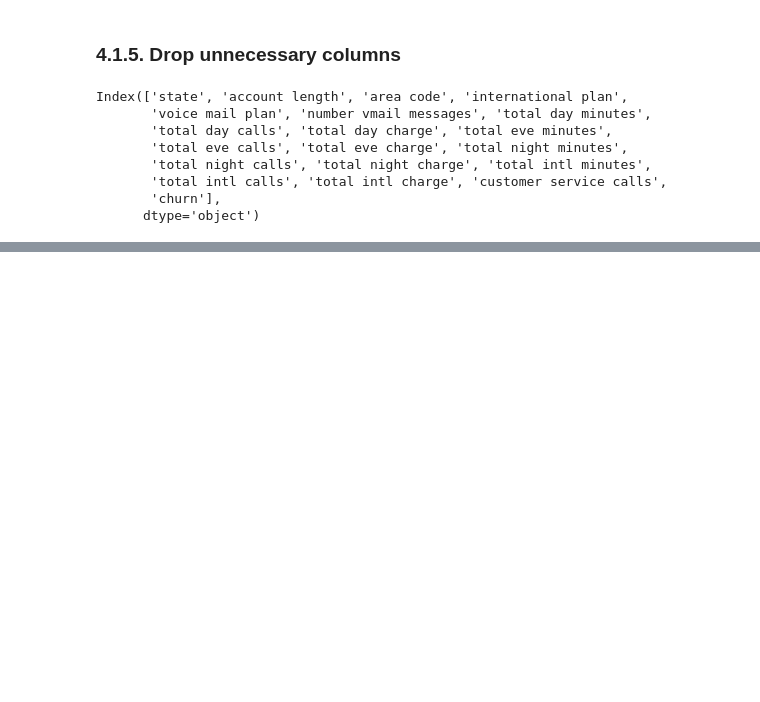
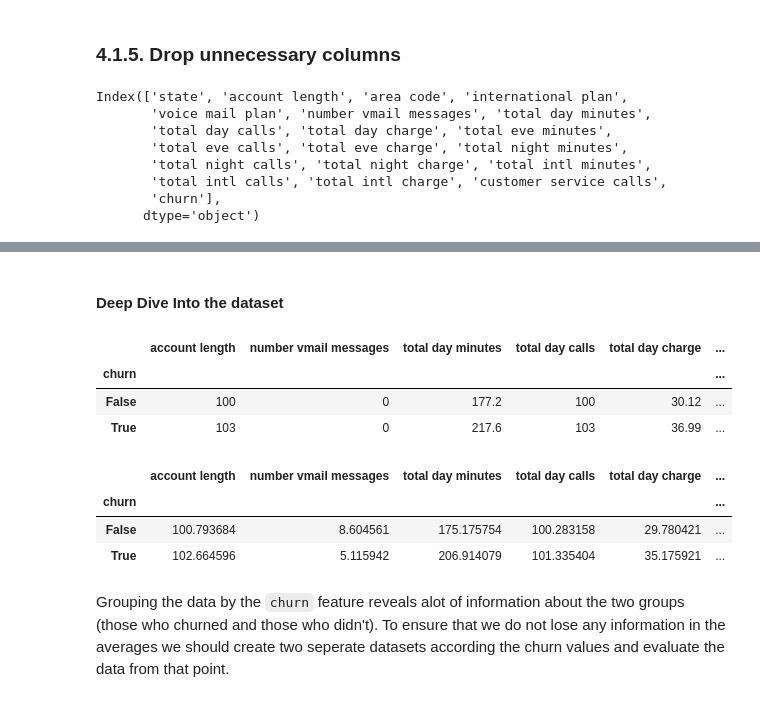
Before and after one commit to ggeorgekkariuki/syria-tel-analysis, a Jupyter notebook: index.ipynb, the cells around one changed output, grey strips where cells are left out. Saved outputs shown, nothing was run; the diff lists cells and outputs as text; code cells hidden in the pictures; blank space fills up the shorter version.

Commit message:
EDA of the cleaned data

```diff
--- a/index.ipynb
+++ b/index.ipynb
@@ -333,0 +373,18 @@ Index(['state', 'account length', 'area code', 'international plan',
+# %% [markdown]
+#### Deep Dive Into the dataset
+# %%
+df.groupby('churn').median().loc[:,]
+# %% [output]
+|  | account length | number vmail messages | total day minutes | total day calls | total day charge | ... |
+| churn |  |  |  |  |  | ... |
+| False | 100 | 0 | 177.2 | 100 | 30.12 | ... |
+| True | 103 | 0 | 217.6 | 103 | 36.99 | ... |
+# %%
+df.groupby('churn').mean().loc[:,]
+# %% [output]
+|  | account length | number vmail messages | total day minutes | total day calls | total day charge | ... |
+| churn |  |  |  |  |  | ... |
+| False | 100.793684 | 8.604561 | 175.175754 | 100.283158 | 29.780421 | ... |
+| True | 102.664596 | 5.115942 | 206.914079 | 101.335404 | 35.175921 | ... |
+# %% [markdown]
+Grouping the data by the `churn` feature reveals alot of information about the two groups (those who churned and those who didn't). To ensure that we do not lose any information in the averages we should create two seperate datasets according the churn values and evaluate the data from that point.
```
Also changed, not shown: parts of 32 cells of this notebook.
